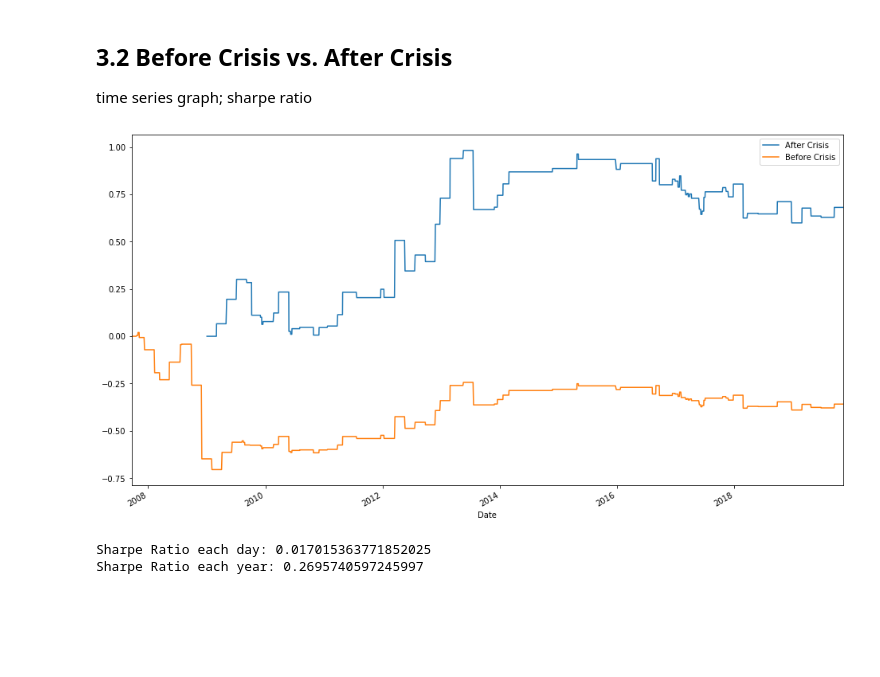
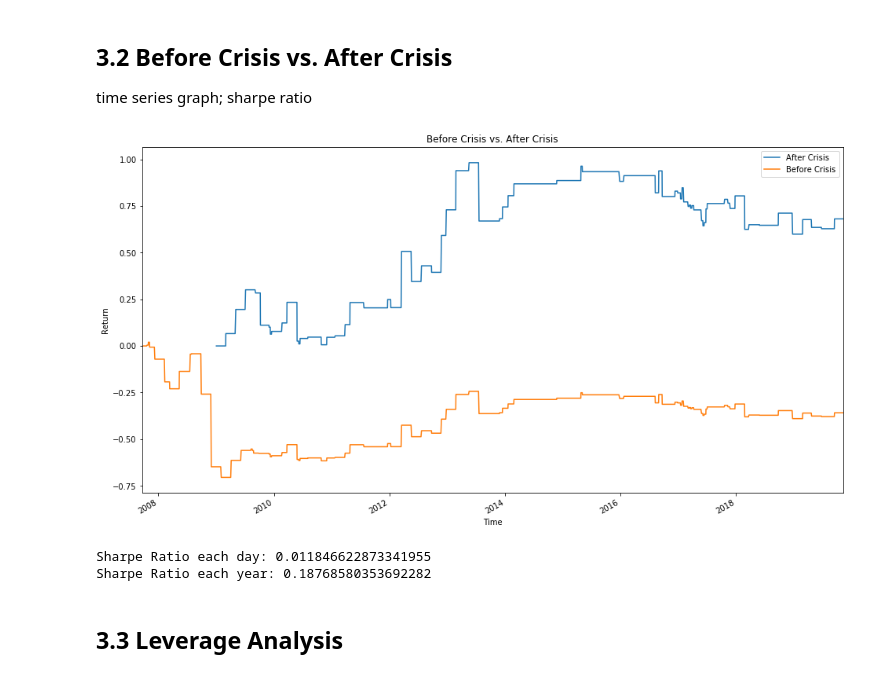
Before and after one commit to Zhehao97/AlgorithmicTrading_final, a Jupyter notebook: 2.Carry Trade Implementation.ipynb, the cells around one changed output. Drawn from its saved outputs; the diff is of its cells as text; code cells hidden in the pictures; blank space fills up the shorter version.

```diff
--- a/2.Carry Trade Implementation.ipynb
+++ b/2.Carry Trade Implementation.ipynb
@@ -216,14 +227,19 @@ time series graph;  sharpe ratio
 # %%
 results_09['Real_Return'].plot(label='After Crisis')
 results_07['Real_Return'].plot(label='Before Crisis')
 plt.legend()
-plt.show()
+plt.xlabel('Time')
+plt.ylabel('Return')
+plt.title('Before Crisis vs. After Crisis')
+plt.savefig('Results/Real_Return_before&post_crisis.jpg')
 # %% [output]
-[figure, old version]
+[figure, new version]
 # %%
-sharpe_07 =  results_07['Unreal_Return'].mean()/results_09['Unreal_Return'].std()
+sharpe_07 =  results_07['Unreal_Return'].mean()/results_07['Unreal_Return'].std()
 print('Sharpe Ratio each day:', sharpe_07)
 print('Sharpe Ratio each year:', sharpe_07 * np.sqrt(251))
 # %% [output]
-Sharpe Ratio each day: 0.017015363771852025
-Sharpe Ratio each year: 0.2695740597245997
+Sharpe Ratio each day: 0.011846622873341955
+Sharpe Ratio each year: 0.18768580353692282
+# %% [markdown]
+## 3.3 Leverage Analysis
```
Also changed, not shown: parts of 10 cells of this notebook, 1 other file.
